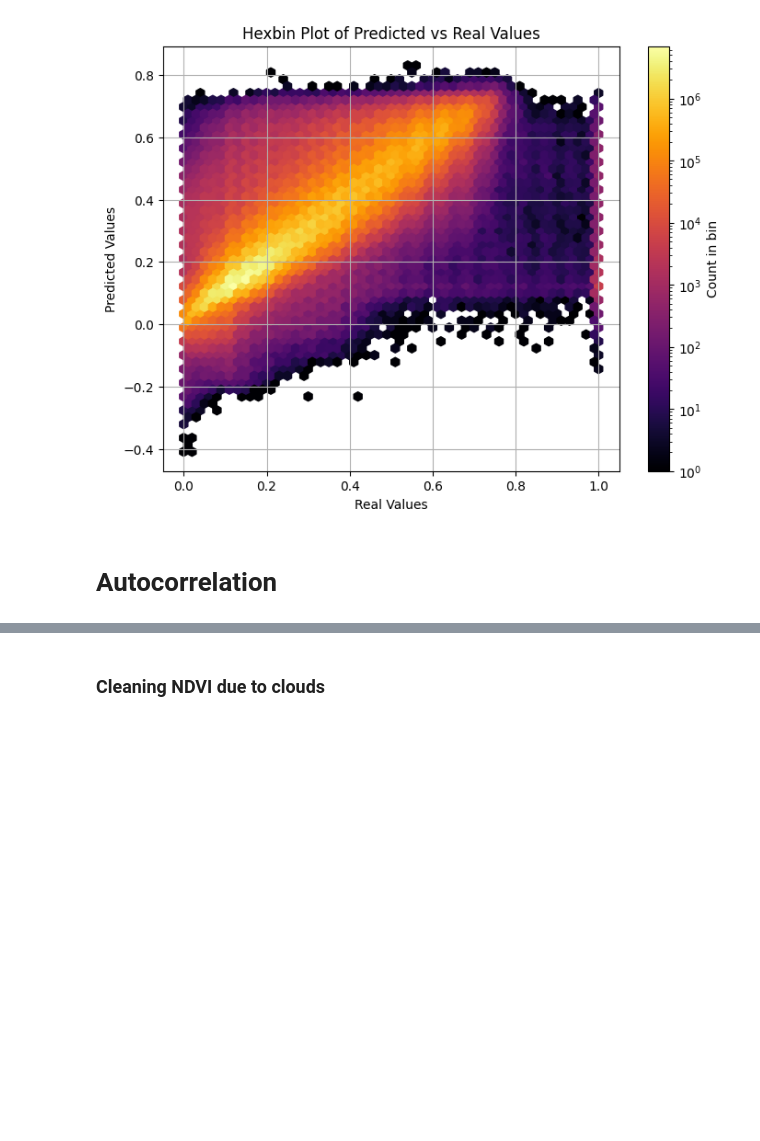
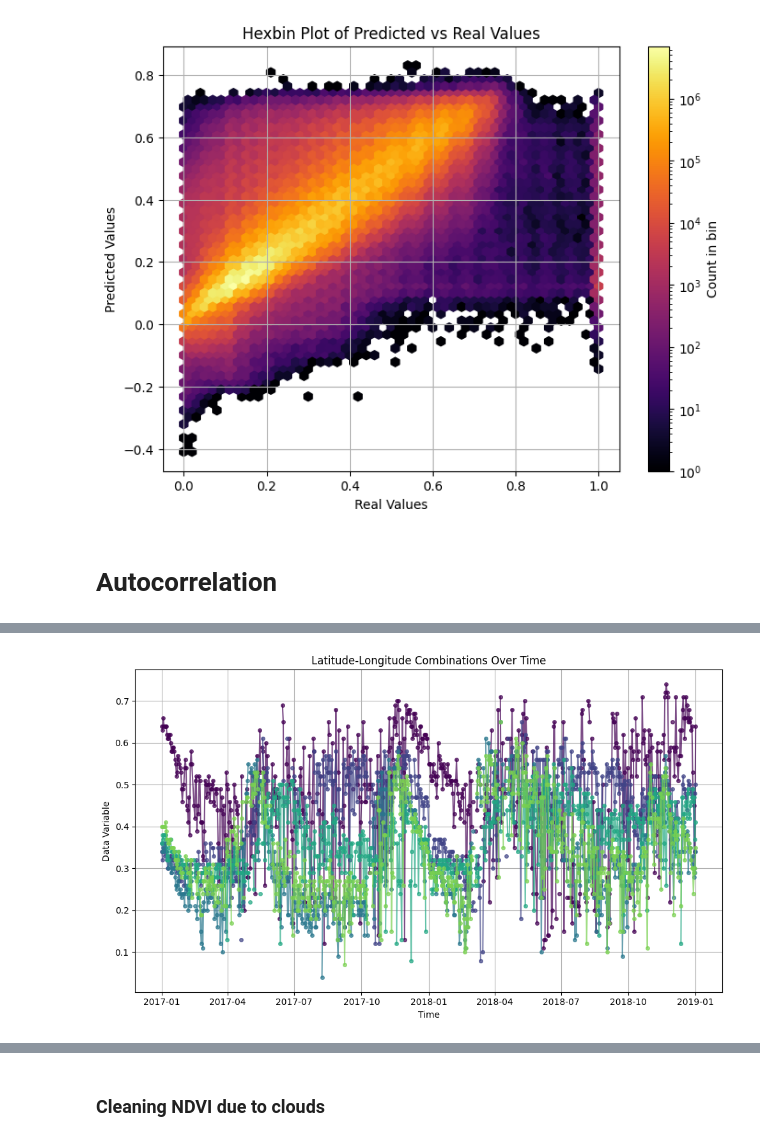
Before and after one commit to Riccardo7-DS/Indices_analysis, a Jupyter notebook: notebooks/test_ndvi.ipynb, the cells around one changed output, grey strips where cells are left out. Cells and saved outputs as stored; diff of their text form; code cells hidden in the pictures; blank space fills up the shorter version.

```diff
--- a/notebooks/test_ndvi.ipynb
+++ b/notebooks/test_ndvi.ipynb
@@ -209,0 +253,4 @@ KeyboardInterrupt:
+# %%
+plot_random_masked_over_time(ds2, valid_indices, random_indices, start_date, end_date)
+# %% [output]
+[figure, added]
```
Also changed, not shown: parts of 33 cells of this notebook, 9 other files.
